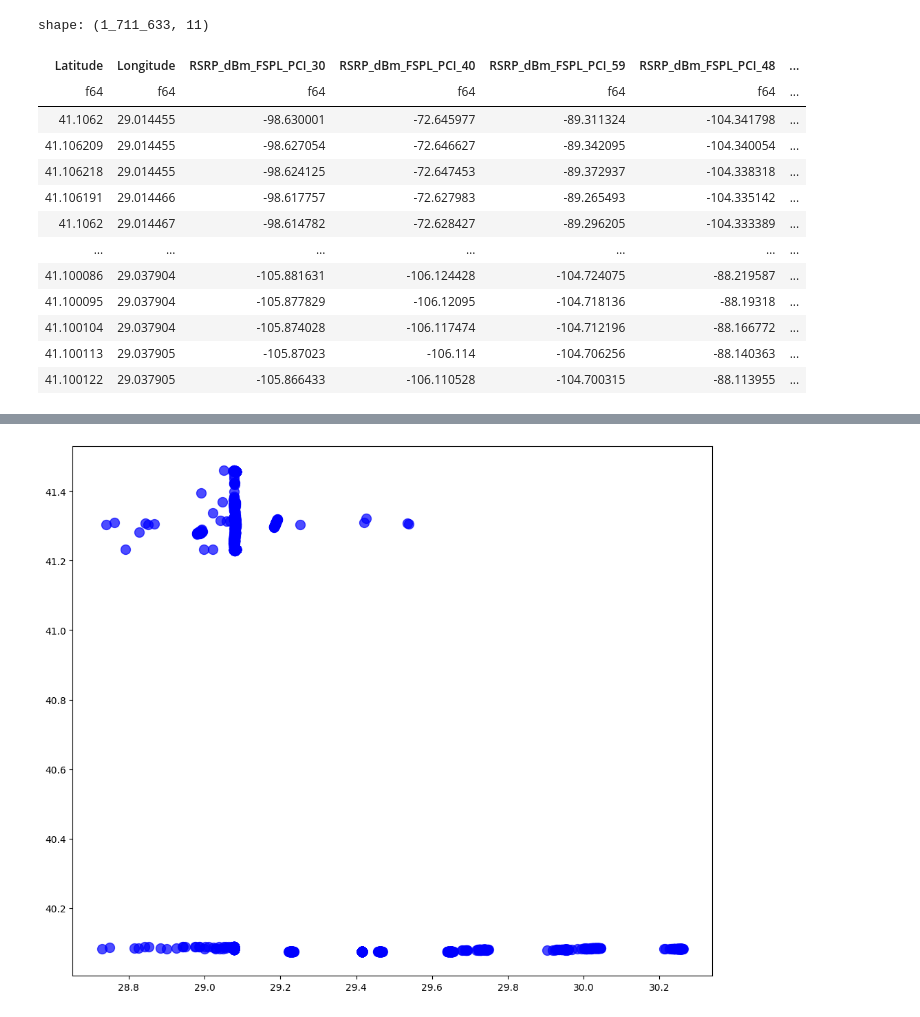
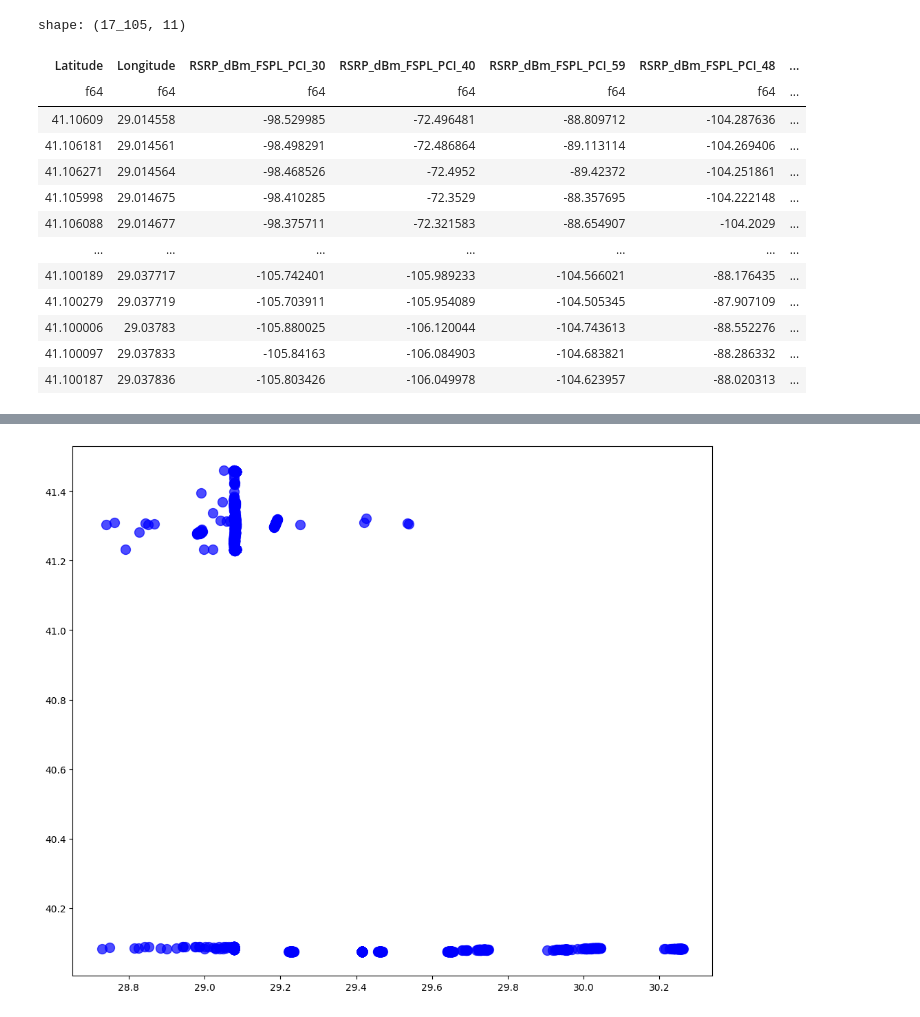
Before and after one commit to Teknofest-High5/5G-Positioning-Competition, a Jupyter notebook: Notebooks/rsrp_model.ipynb, the cells around one changed output, grey strips where cells are left out. Cells and saved outputs as stored; diff of their text form; code cells hidden in the pictures.

Commit message:
coverage ve rsrp modelinde geliştirmeler yapıldı.

```diff
--- a/Notebooks/rsrp_model.ipynb
+++ b/Notebooks/rsrp_model.ipynb
@@ -46,23 +28,23 @@ shape: (215_899, 11)
 # %%
-calculated_coverage = pl.read_parquet(paths._processed_coverage_dir/"calculated_grid_rsrp_1m_data.parquet")
+calculated_coverage = pl.read_parquet(paths._processed_coverage_dir/"calculated_grid_rsrp_10m_data.parquet")
 columns = ["Latitude", "Longitude", ] + [col for col in calculated_coverage.columns if "RSRP_dBm_FSPL_PCI_" in col]
 calculated_coverage = calculated_coverage[columns]
 calculated_coverage
 # %% [output]
-shape: (1_711_633, 11)
+shape: (17_105, 11)
 | Latitude | Longitude | RSRP_dBm_FSPL_PCI_30 | RSRP_dBm_FSPL_PCI_40 | RSRP_dBm_FSPL_PCI_59 | RSRP_dBm_FSPL_PCI_48 | ... |
 | f64 | f64 | f64 | f64 | f64 | f64 | ... |
-| 41.1062 | 29.014455 | -98.630001 | -72.645977 | -89.311324 | -104.341798 | ... |
-| 41.106209 | 29.014455 | -98.627054 | -72.646627 | -89.342095 | -104.340054 | ... |
-| 41.106218 | 29.014455 | -98.624125 | -72.647453 | -89.372937 | -104.338318 | ... |
-| 41.106191 | 29.014466 | -98.617757 | -72.627983 | -89.265493 | -104.335142 | ... |
-| 41.1062 | 29.014467 | -98.614782 | -72.628427 | -89.296205 | -104.333389 | ... |
+| 41.10609 | 29.014558 | -98.529985 | -72.496481 | -88.809712 | -104.287636 | ... |
+| 41.106181 | 29.014561 | -98.498291 | -72.486864 | -89.113114 | -104.269406 | ... |
+| 41.106271 | 29.014564 | -98.468526 | -72.4952 | -89.42372 | -104.251861 | ... |
+| 41.105998 | 29.014675 | -98.410285 | -72.3529 | -88.357695 | -104.222148 | ... |
+| 41.106088 | 29.014677 | -98.375711 | -72.321583 | -88.654907 | -104.2029 | ... |
 | … | … | … | … | … | … | ... |
-| 41.100086 | 29.037904 | -105.881631 | -106.124428 | -104.724075 | -88.219587 | ... |
-| 41.100095 | 29.037904 | -105.877829 | -106.12095 | -104.718136 | -88.19318 | ... |
-| 41.100104 | 29.037904 | -105.874028 | -106.117474 | -104.712196 | -88.166772 | ... |
-| 41.100113 | 29.037905 | -105.87023 | -106.114 | -104.706256 | -88.140363 | ... |
-| 41.100122 | 29.037905 | -105.866433 | -106.110528 | -104.700315 | -88.113955 | ... |
+| 41.100189 | 29.037717 | -105.742401 | -105.989233 | -104.566021 | -88.176435 | ... |
+| 41.100279 | 29.037719 | -105.703911 | -105.954089 | -104.505345 | -87.907109 | ... |
+| 41.100006 | 29.03783 | -105.880025 | -106.120044 | -104.743613 | -88.552276 | ... |
+| 41.100097 | 29.037833 | -105.84163 | -106.084903 | -104.683821 | -88.286332 | ... |
+| 41.100187 | 29.037836 | -105.803426 | -106.049978 | -104.623957 | -88.020313 | ... |
 # %%
 def prepare_rsrp_data(calculated_coverage, signal_data):
     calc_coords = calculated_coverage.select(calculated_coverage.columns[:2]).to_numpy()
```
Also changed, not shown: parts of 4 cells of this notebook, 1 other file.
